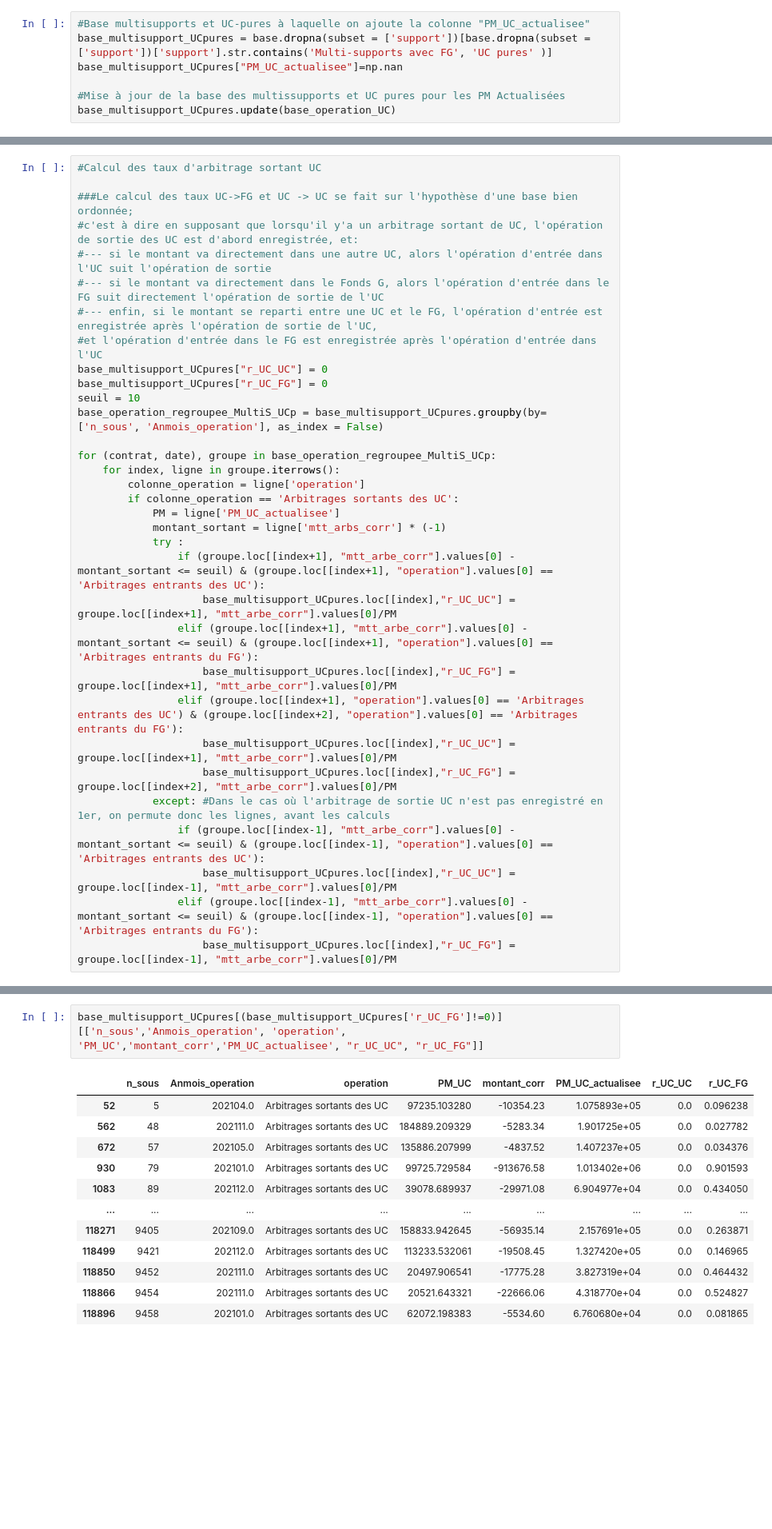
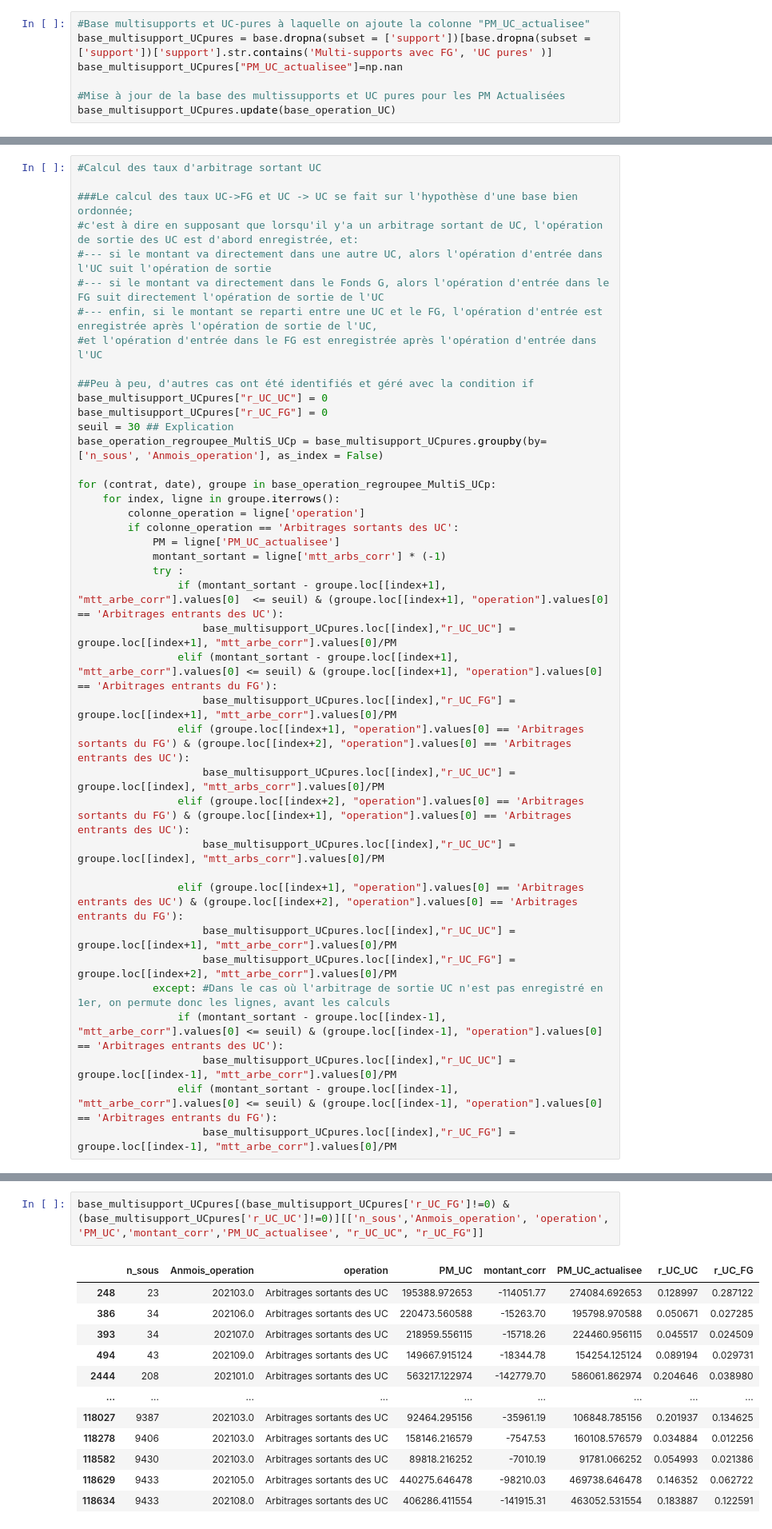
Before and after one commit to afonkou01/Arbitrage_Vie_BNP_Cardif, a Jupyter notebook: Avancement notebook - BNP Cardif_26_01_2024.ipynb, the cells around one changed output, grey strips where cells are left out. Shown at 80% size. Saved outputs shown, nothing was run; the diff lists cells and outputs as text; blank space fills up the shorter version.

```diff
--- a/Avancement notebook - BNP Cardif_26_01_2024.ipynb
+++ b/Avancement notebook - BNP Cardif_26_01_2024.ipynb
@@ -169,9 +169,11 @@ base_multisupport_UCpures[['n_sous','Anmois_operation', 'operation', 'PM_UC','mo
 #--- si le montant va directement dans le Fonds G, alors l'opération d'entrée dans le FG suit directement l'opération de sortie de l'UC
 #--- enfin, si le montant se reparti entre une UC et le FG, l'opération d'entrée est enregistrée après l'opération de sortie de l'UC,
 #et l'opération d'entrée dans le FG est enregistrée après l'opération d'entrée dans l'UC
+
+##Peu à peu, d'autres cas ont été identifiés et géré avec la condition if
 base_multisupport_UCpures["r_UC_UC"] = 0
 base_multisupport_UCpures["r_UC_FG"] = 0
-seuil = 10
+seuil = 30 ## Explication
 base_operation_regroupee_MultiS_UCp = base_multisupport_UCpures.groupby(by= ['n_sous', 'Anmois_operation'], as_index = False)
 
 for (contrat, date), groupe in base_operation_regroupee_MultiS_UCp:
@@ -181,17 +183,22 @@ for (contrat, date), groupe in base_operation_regroupee_MultiS_UCp:
             PM = ligne['PM_UC_actualisee']
             montant_sortant = ligne['mtt_arbs_corr'] * (-1)
             try :
-                if (groupe.loc[[index+1], "mtt_arbe_corr"].values[0] - montant_sortant <= seuil) & (groupe.loc[[index+1], "operation"].values[0] == 'Arbitrages entrants des UC'):
+                if (montant_sortant - groupe.loc[[index+1], "mtt_arbe_corr"].values[0]  <= seuil) & (groupe.loc[[index+1], "operation"].values[0] == 'Arbitrages entrants des UC'):
                     base_multisupport_UCpures.loc[[index],"r_UC_UC"] = groupe.loc[[index+1], "mtt_arbe_corr"].values[0]/PM
-                elif (groupe.loc[[index+1], "mtt_arbe_corr"].values[0] - montant_sortant <= seuil) & (groupe.loc[[index+1], "operation"].values[0] == 'Arbitrages entrants du FG'):
+                elif (montant_sortant - groupe.loc[[index+1], "mtt_arbe_corr"].values[0] <= seuil) & (groupe.loc[[index+1], "operation"].values[0] == 'Arbitrages entrants du FG'):
                     base_multisupport_UCpures.loc[[index],"r_UC_FG"] = groupe.loc[[index+1], "mtt_arbe_corr"].values[0]/PM
+                elif (groupe.loc[[index+1], "operation"].values[0] == 'Arbitrages sortants du FG') & (groupe.loc[[index+2], "operation"].values[0] == 'Arbitrages entrants des UC'):
+                    base_multisupport_UCpures.loc[[index],"r_UC_UC"] = groupe.loc[[index], "mtt_arbs_corr"].values[0]/PM
+                elif (groupe.loc[[index+2], "operation"].values[0] == 'Arbitrages sortants du FG') & (groupe.loc[[index+1], "operation"].values[0] == 'Arbitrages entrants des UC'):
+                    base_multisupport_UCpures.loc[[index],"r_UC_UC"] = groupe.loc[[index], "mtt_arbs_corr"].values[0]/PM
+
                 elif (groupe.loc[[index+1], "operation"].values[0] == 'Arbitrages entrants des UC') & (groupe.loc[[index+2], "operation"].values[0] == 'Arbitrages entrants du FG'):
                     base_multisupport_UCpures.loc[[index],"r_UC_UC"] = groupe.loc[[index+1], "mtt_arbe_corr"].values[0]/PM
                     base_multisupport_UCpures.loc[[index],"r_UC_FG"] = groupe.loc[[index+2], "mtt_arbe_corr"].values[0]/PM
             except: #Dans le cas où l'arbitrage de sortie UC n'est pas enregistré en 1er, on permute donc les lignes, avant les calculs
-                if (groupe.loc[[index-1], "mtt_arbe_corr"].values[0] - montant_sortant <= seuil) & (groupe.loc[[index-1], "operation"].values[0] == 'Arbitrages entrants des UC'):
+                if (montant_sortant - groupe.loc[[index-1], "mtt_arbe_corr"].values[0] <= seuil) & (groupe.loc[[index-1], "operation"].values[0] == 'Arbitrages entrants des UC'):
                     base_multisupport_UCpures.loc[[index],"r_UC_UC"] = groupe.loc[[index-1], "mtt_arbe_corr"].values[0]/PM
-                elif (groupe.loc[[index-1], "mtt_arbe_corr"].values[0] - montant_sortant <= seuil) & (groupe.loc[[index-1], "operation"].values[0] == 'Arbitrages entrants du FG'):
+                elif (montant_sortant - groupe.loc[[index-1], "mtt_arbe_corr"].values[0] <= seuil) & (groupe.loc[[index-1], "operation"].values[0] == 'Arbitrages entrants du FG'):
                     base_multisupport_UCpures.loc[[index],"r_UC_FG"] = groupe.loc[[index-1], "mtt_arbe_corr"].values[0]/PM
 # %%
 base_multisupport_UCpures[['n_sous','Anmois_operation', 'operation', 'PM_UC','montant_corr','PM_UC_actualisee', "r_UC_UC", "r_UC_FG"]].sample(60)
@@ -214,17 +221,17 @@ base_multisupport_UCpures[['n_sous','Anmois_operation', 'operation', 'PM_UC','mo
 | 106658 | 8527 | 202102.0 | Arbitrages entrants des UC | 2.559773e+05 | 39035.42 | 2.169419e+05 | 0.000000 | 0.000000 |
 | 110142 | 8776 | NaN | NaN | NaN | NaN | NaN | 0.000000 | 0.000000 |
 # %%
-base_multisupport_UCpures[(base_multisupport_UCpures['r_UC_FG']!=0)][['n_sous','Anmois_operation', 'operation', 'PM_UC','montant_corr','PM_UC_actualisee', "r_UC_UC", "r_UC_FG"]]
+base_multisupport_UCpures[(base_multisupport_UCpures['r_UC_FG']!=0) & (base_multisupport_UCpures['r_UC_UC']!=0)][['n_sous','Anmois_operation', 'operation', 'PM_UC','montant_corr','PM_UC_actualisee', "r_UC_UC", "r_UC_FG"]]
 # %% [output]
 |  | n_sous | Anmois_operation | operation | PM_UC | montant_corr | PM_UC_actualisee | r_UC_UC | r_UC_FG |
-| 52 | 5 | 202104.0 | Arbitrages sortants des UC | 97235.103280 | -10354.23 | 1.075893e+05 | 0.0 | 0.096238 |
-| 562 | 48 | 202111.0 | Arbitrages sortants des UC | 184889.209329 | -5283.34 | 1.901725e+05 | 0.0 | 0.027782 |
-| 672 | 57 | 202105.0 | Arbitrages sortants des UC | 135886.207999 | -4837.52 | 1.407237e+05 | 0.0 | 0.034376 |
-| 930 | 79 | 202101.0 | Arbitrages sortants des UC | 99725.729584 | -913676.58 | 1.013402e+06 | 0.0 | 0.901593 |
-| 1083 | 89 | 202112.0 | Arbitrages sortants des UC | 39078.689937 | -29971.08 | 6.904977e+04 | 0.0 | 0.434050 |
+| 248 | 23 | 202103.0 | Arbitrages sortants des UC | 195388.972653 | -114051.77 | 274084.692653 | 0.128997 | 0.287122 |
+| 386 | 34 | 202106.0 | Arbitrages sortants des UC | 220473.560588 | -15263.70 | 195798.970588 | 0.050671 | 0.027285 |
+| 393 | 34 | 202107.0 | Arbitrages sortants des UC | 218959.556115 | -15718.26 | 224460.956115 | 0.045517 | 0.024509 |
+| 494 | 43 | 202109.0 | Arbitrages sortants des UC | 149667.915124 | -18344.78 | 154254.125124 | 0.089194 | 0.029731 |
+| 2444 | 208 | 202101.0 | Arbitrages sortants des UC | 563217.122974 | -142779.70 | 586061.862974 | 0.204646 | 0.038980 |
 | ... | ... | ... | ... | ... | ... | ... | ... | ... |
-| 118271 | 9405 | 202109.0 | Arbitrages sortants des UC | 158833.942645 | -56935.14 | 2.157691e+05 | 0.0 | 0.263871 |
-| 118499 | 9421 | 202112.0 | Arbitrages sortants des UC | 113233.532061 | -19508.45 | 1.327420e+05 | 0.0 | 0.146965 |
-| 118850 | 9452 | 202111.0 | Arbitrages sortants des UC | 20497.906541 | -17775.28 | 3.827319e+04 | 0.0 | 0.464432 |
-| 118866 | 9454 | 202111.0 | Arbitrages sortants des UC | 20521.643321 | -22666.06 | 4.318770e+04 | 0.0 | 0.524827 |
-| 118896 | 9458 | 202101.0 | Arbitrages sortants des UC | 62072.198383 | -5534.60 | 6.760680e+04 | 0.0 | 0.081865 |
+| 118027 | 9387 | 202103.0 | Arbitrages sortants des UC | 92464.295156 | -35961.19 | 106848.785156 | 0.201937 | 0.134625 |
+| 118278 | 9406 | 202103.0 | Arbitrages sortants des UC | 158146.216579 | -7547.53 | 160108.576579 | 0.034884 | 0.012256 |
+| 118582 | 9430 | 202103.0 | Arbitrages sortants des UC | 89818.216252 | -7010.19 | 91781.066252 | 0.054993 | 0.021386 |
+| 118629 | 9433 | 202105.0 | Arbitrages sortants des UC | 440275.646478 | -98210.03 | 469738.646478 | 0.146352 | 0.062722 |
+| 118634 | 9433 | 202108.0 | Arbitrages sortants des UC | 406286.411554 | -141915.31 | 463052.531554 | 0.183887 | 0.122591 |
```
Also changed, not shown: parts of 2 cells of this notebook.
